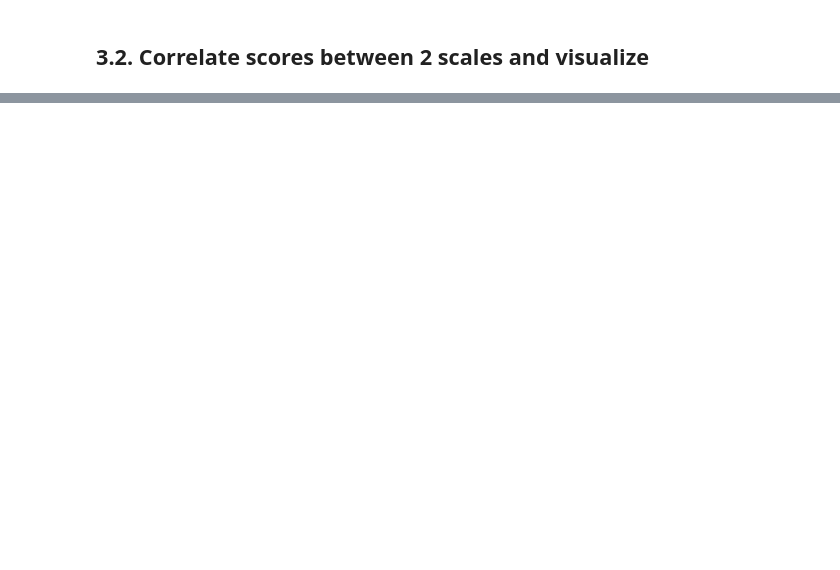
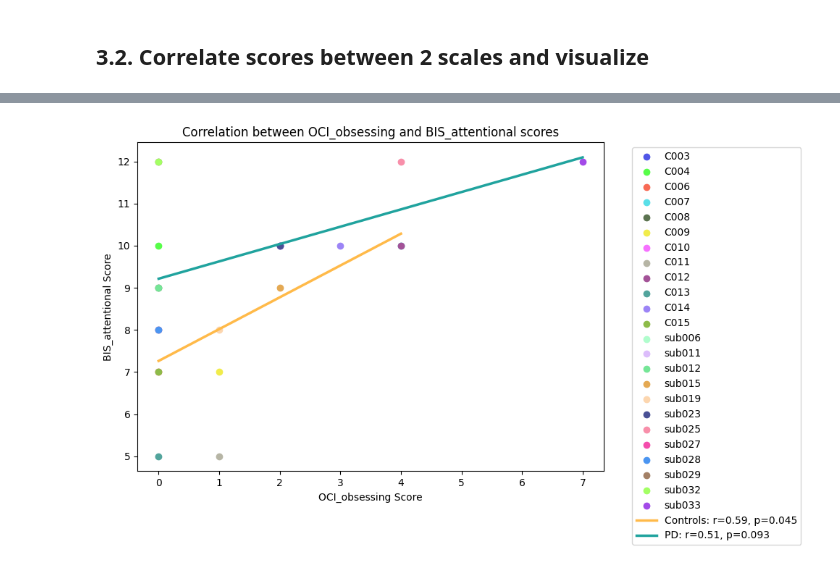
Before and after one commit to juliettevivien/analysis_mSST, a Jupyter notebook: scripts/BEHAV_1_scales.ipynb, the cells around one changed output, grey strips where cells are left out. Drawn from its saved outputs; the diff is of its cells as text; code cells hidden in the pictures; blank space fills up the shorter version.

```diff
--- a/scripts/BEHAV_1_scales.ipynb
+++ b/scripts/BEHAV_1_scales.ipynb
@@ -168,0 +231,19 @@ behav_analysis.correlate_two_scales(
+# %%
+temp_save = join(behav_results_saving_path, "scales")
+if not os.path.isdir(temp_save):
+    os.makedirs(temp_save)
+
+behav_analysis.correlate_two_scales(
+    scale_1 = 'OCI_obsessing',
+    scale_2 = 'BIS_attentional',
+    sub_scale_dict = sub_scale_dict,
+    subject_colors = subject_colors,
+    color_dict = color_dict,
+    saving_path = temp_save,
+    save_as = save_as,
+    show_plot = True
+)
+
+# idea from https://pmc.ncbi.nlm.nih.gov/articles/PMC11054498/
+# %% [output]
+[figure, added]
```
Also changed, not shown: parts of 14 cells of this notebook, 1 other file.
